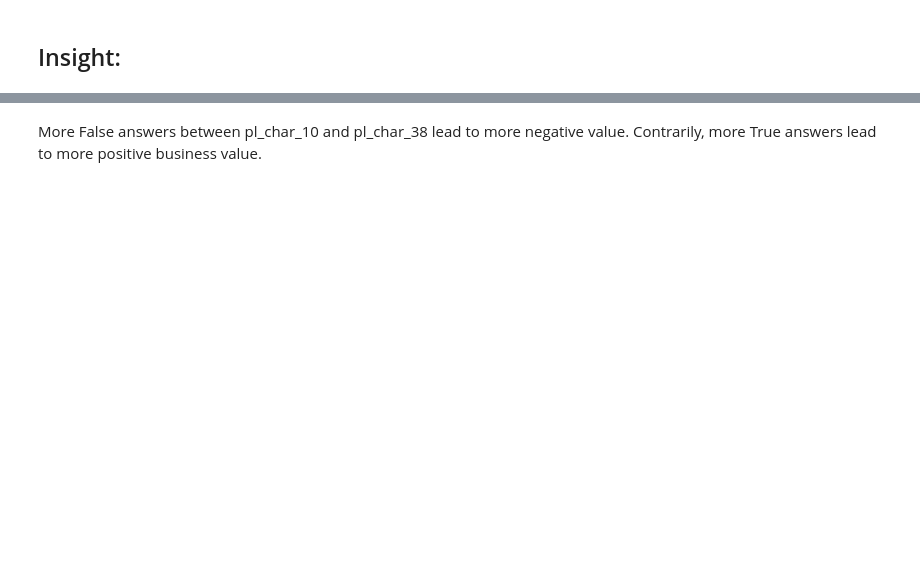
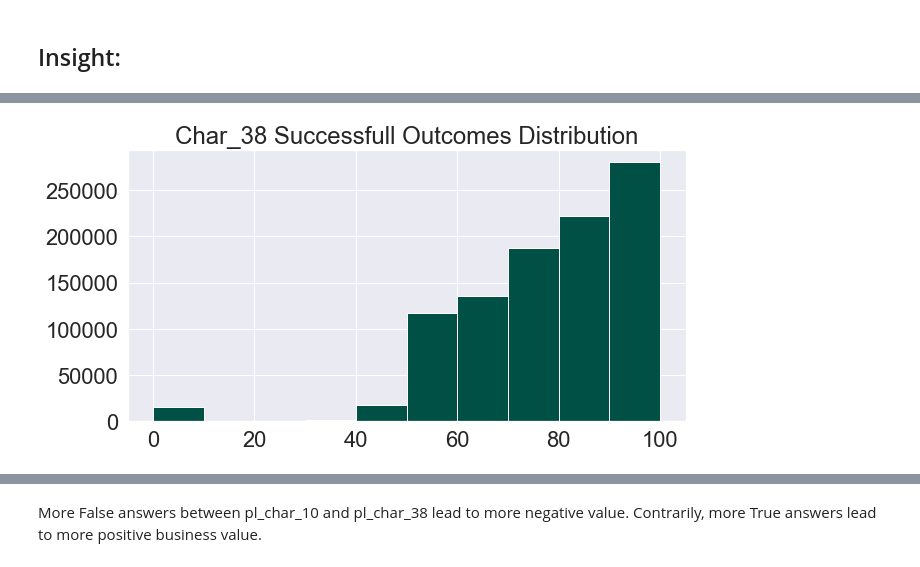
Before and after one commit to khwajajalal/Capstone3-Red_hat_business_value, a Jupyter notebook: red_hat.ipynb, the cells around one changed output, grey strips where cells are left out. Cells and saved outputs as stored; diff of their text form; code cells hidden in the pictures; blank space fills up the shorter version.

```diff
--- a/red_hat.ipynb
+++ b/red_hat.ipynb
@@ -137,0 +118,10 @@ Name: pl_char_15, dtype: int64
+# %%
+ac_pl_merge_38_outcome_1 = ac_pl_merge[ac_pl_merge['outcome'] == 1]
+plt.figure(figsize=(10,5))
+plt.hist(ac_pl_merge_38_outcome_1['pl_char_38'],color= '#015045')
+plt.title('Char_38 Successfull Outcomes Distribution')
+# plt.xlabel('Char_38')
+plt.savefig('figures/Char_38 Successfull Outcomes Distribution')
+# ac_pl_38_outcome_df_1.describe()
+# %% [output]
+[figure, added]
```
Also changed, not shown: parts of 108 cells of this notebook.
